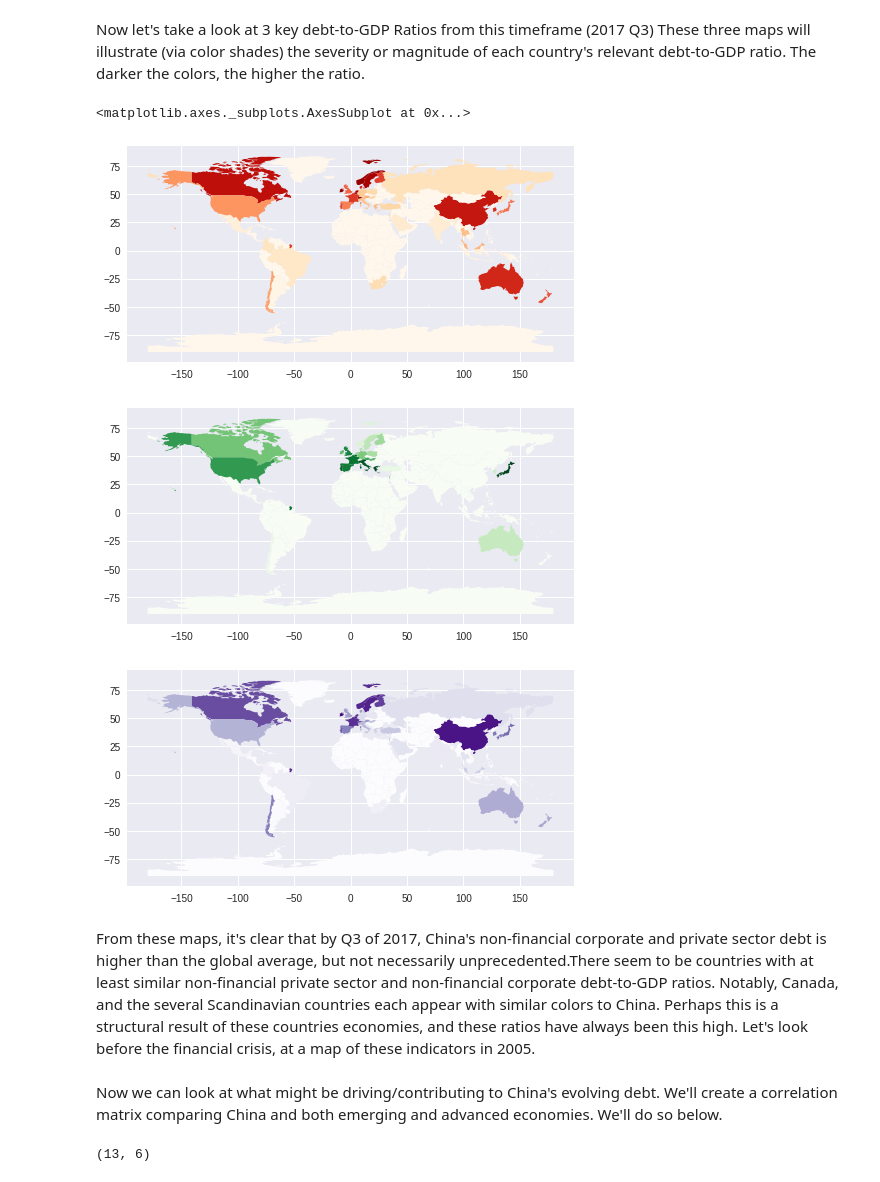
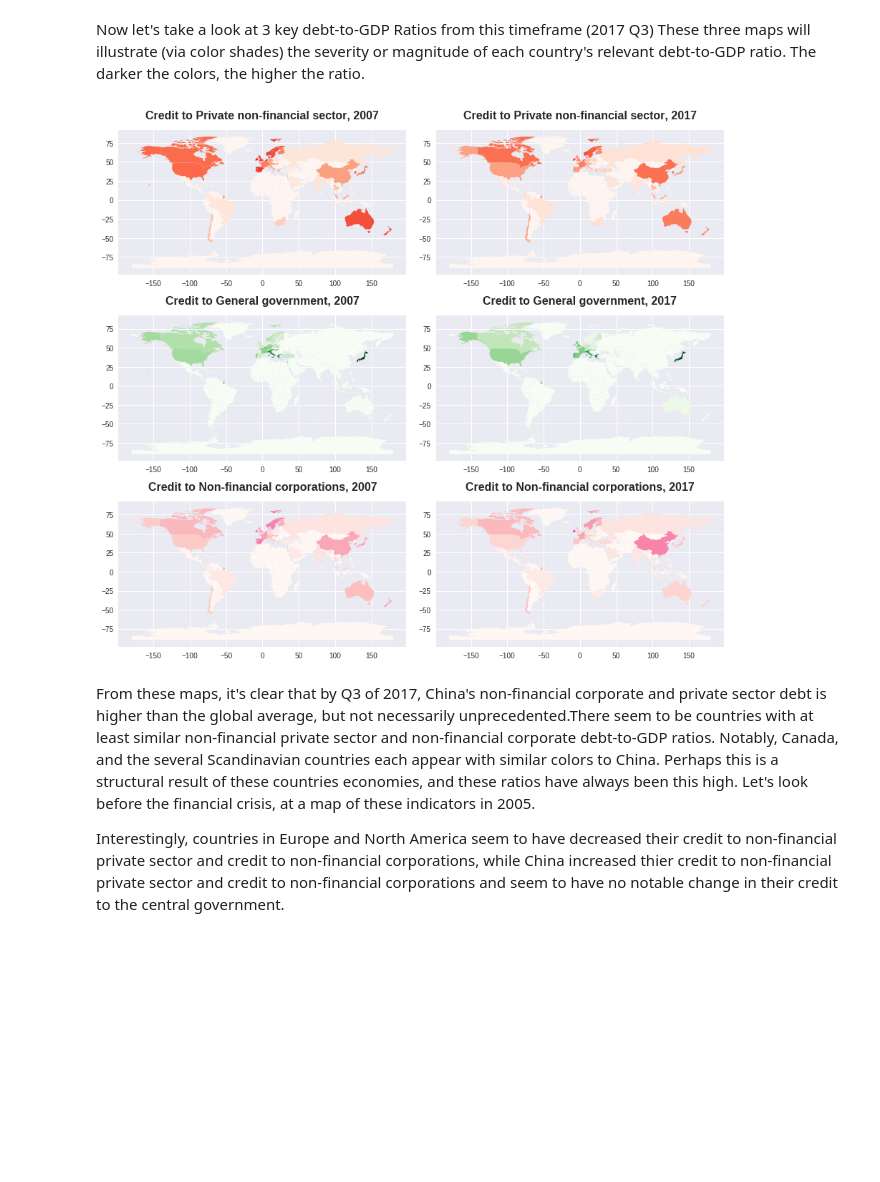
Before and after one commit to yw2155/Data_Bootcamp_Final_Project_2018, a Jupyter notebook: Project.ipynb, the cells around one changed output. Cells and saved outputs as stored; diff of their text form; code cells hidden in the pictures; blank space fills up the shorter version.

```diff
--- a/Project.ipynb
+++ b/Project.ipynb
@@ -410,8 +607,0 @@ See the caveats in the documentation: http://pandas.pydata.org/pandas-docs/stabl
-# %%
-dfs = [world,priv, pcGDP, CorDe]pd
-world1 = world
-world1= pd.DataFrame.merge(world1,priv,on='name', how="outer")
-world1= pd.DataFrame.merge(world1,pcGDP,on='name', how="outer")
-world1= pd.DataFrame.merge(world1,CorDe,on='name', how="outer")
-
-world1.drop(columns = ['debt_type_x', 'debt_type_y', 'debt_type'])
@@ -437,13 +608,15 @@ world1.drop(columns = ['debt_type_x', 'debt_type_y', 'debt_type'])
+# %%
+def create_world(data):       # Create world map GeoDataframe based on data we have
+
+  priv, pcGDP, CorDe = sep(data)   # Seperate data as three types
+  dfs = [priv, pcGDP, CorDe]
+  rslt = world
+  for item in dfs:
+    rslt= pd.DataFrame.merge(rslt,item,on='name', how="outer")   # Merge three debt_type data into original World GeoDataframe
+  rslt.drop(columns = ['debt_type_x', 'debt_type_y', 'debt_type'])   # Drop redundant columns generated from merging
+  return rslt
+
+world_2007 = create_world(bis2007)    # Create world dataframe for 2007
+world_2017 = create_world(bis2017)    # Create world dataframe for 2017
 # %% [markdown]
 Now let's take a look at 3 key debt-to-GDP Ratios from this timeframe (2017 Q3) These three maps will illustrate (via color shades) the severity or magnitude of each country's relevant debt-to-GDP ratio. The darker the colors, the higher the ratio.
-# %%
-
-
-world1.plot(column='Credit to Private non-financial sector', cmap='OrRd')
-world1.plot(column='Credit to General government', cmap='Greens')
-world1.plot(column='Credit to Non-financial corporations', cmap='Purples')
-# %% [output]
-<matplotlib.axes._subplots.AxesSubplot at 0x...>
-[figure, removed]
-[figure, removed]
-[figure, removed]
@@ -455,4 +623,30 @@ world1.plot(column='Credit to Non-financial corporations', cmap='Purples')
+# %%
+title = ['Credit to Private non-financial sector','Credit to General government','Credit to Non-financial corporations'] # Type of debt we want to compare
+color = ['Reds', 'Greens', 'RdPu']   # Color we want to use for our map
+fig, ((ax1, ax2), (ax3, ax4), (ax5, ax6)) = plt.subplots(nrows=3, ncols=2, figsize=(12.5,11))   # Create pyplot grid for six graphs in 2*3 format
+
+world_2007.plot(ax = ax1, column = title[0], cmap = color[0])  # Plot first type of debt we want to analyse in ax1, using color1 in the 'color' list
+ax1.set_title(title[0]+', 2007', fontsize = 16, y = 1.05, fontweight = "bold") # Set the subplot title
+
+world_2017.plot(ax = ax2, column = title[0], cmap = color[0])
+ax2.set_title(title[0]+', 2017', fontsize = 16, y = 1.05, fontweight = "bold")
+
+world_2007.plot(ax = ax3, column = title[1], cmap = color[1])
+ax3.set_title(title[1]+', 2007', fontsize = 16, y = 1.05, fontweight = "bold")
+
+world_2017.plot(ax = ax4, column = title[1], cmap = color[1])
+ax4.set_title(title[1]+', 2017', fontsize = 16, y = 1.05, fontweight = "bold")
+
+world_2007.plot(ax = ax5, column = title[2], cmap = color[2])
+ax5.set_title(title[2]+', 2007', fontsize = 16, y = 1.05, fontweight = "bold")
+
+world_2017.plot(ax = ax6, column = title[2], cmap = color[2])
+ax6.set_title(title[2]+', 2017', fontsize = 16, y = 1.05, fontweight = "bold")
+
+plt.tight_layout()  # Polishing, prevent axis names from overlapping each other
+# %% [output]
+[figure, added]
 # %% [markdown]
 From these maps, it's clear that by Q3 of 2017, China's non-financial corporate and private sector debt is higher than the global average, but not necessarily unprecedented.There seem to be countries with at least similar non-financial private sector and non-financial corporate debt-to-GDP ratios. Notably, Canada, and the several Scandinavian countries each appear with similar colors to China. Perhaps this is a structural result of these countries economies, and these ratios have always been this high. Let's look before the financial crisis, at a map of these indicators in 2005.
+
+Interestingly, countries in Europe and North America seem to have decreased their credit to non-financial private sector and credit to non-financial corporations, while China increased thier credit to non-financial private sector and credit to non-financial corporations and seem to have no notable change in their credit to the central government.
-# %% [markdown]
-Now we can look at what might be driving/contributing to China's evolving debt. We'll create a correlation matrix comparing China and both emerging and advanced economies. We'll do so below.
@@ -467,9 +652,0 @@ china_corr = corr_mat.filter(like = "China", axis = 1)   #filtering the columns
-# %%
-emer = china_corr.filter(like = 'Emerging', axis = 0)    #filtering on "Emerging markets"
-adva = china_corr.filter(like = 'Advanced', axis = 0)   #Filtering on "Advanced economies"
-econs = emer.append(adva)                               #merging the two from above
-
-all_econs = econs.filter(like = '(using PPP exchange rates)', axis = 0) #Getting rid of some redundant entries, using PPP exchange rates
-all_econs.shape      #Checking out what we've created
-# %% [output]
-(13, 6)
```
Also changed, not shown: parts of 74 cells of this notebook.
